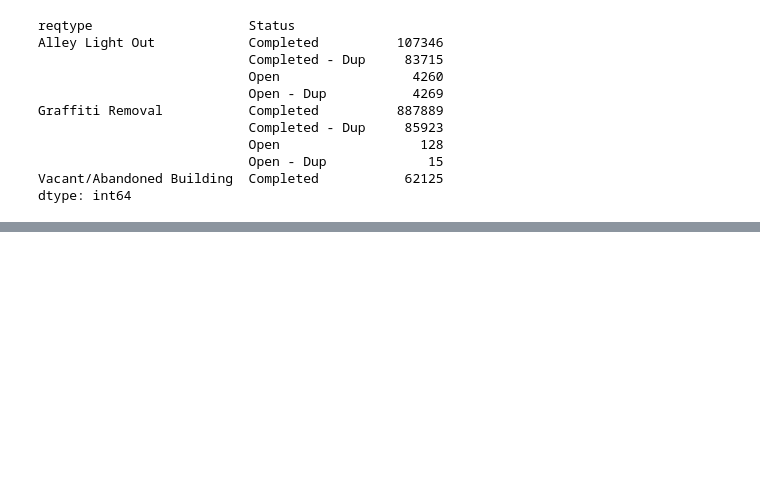
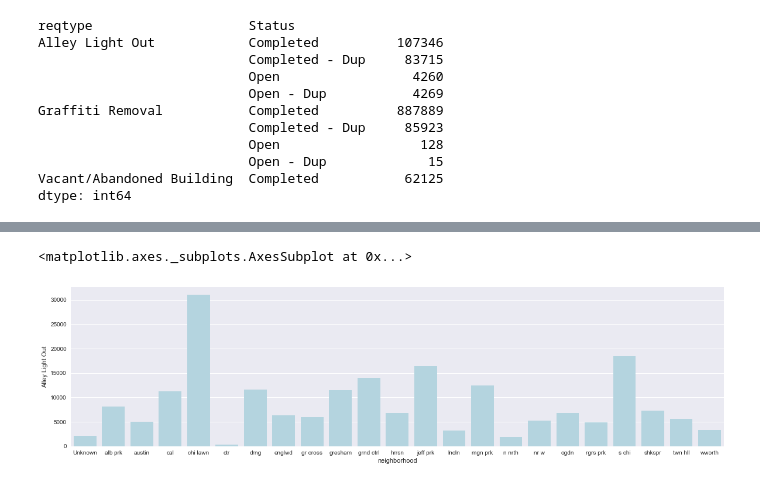
Before and after one commit to emmanechamkin/enechamkin_ML_for_public_policy, a Jupyter notebook: Problem Set 1.ipynb, the cells around one changed output, grey strips where cells are left out. Saved outputs shown, nothing was run; the diff lists cells and outputs as text; code cells hidden in the pictures; blank space fills up the shorter version.

```diff
--- a/Problem Set 1.ipynb
+++ b/Problem Set 1.ipynb
@@ -153,0 +159,6 @@ sns.barplot(x="neighborhood", y="Vacant/Abandoned Building", ax=ax, data=grouped
+# %%
+plt.subplots(figsize=(20,5))
+sns.barplot(x="neighborhood", y="Alley Light Out", data=grouped, color='lightblue')
+# %% [output]
+<matplotlib.axes._subplots.AxesSubplot at 0x...>
+[figure, added]
```
Also changed, not shown: parts of 14 cells of this notebook.
